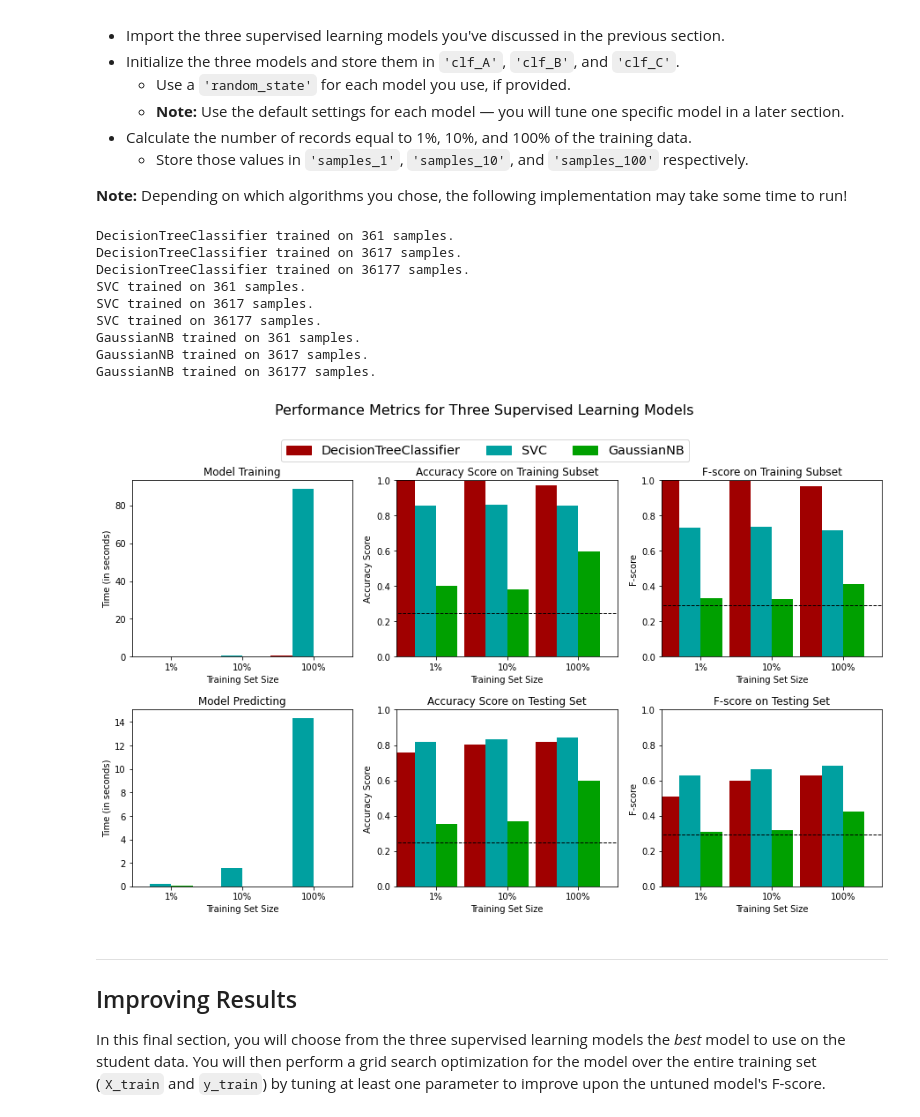
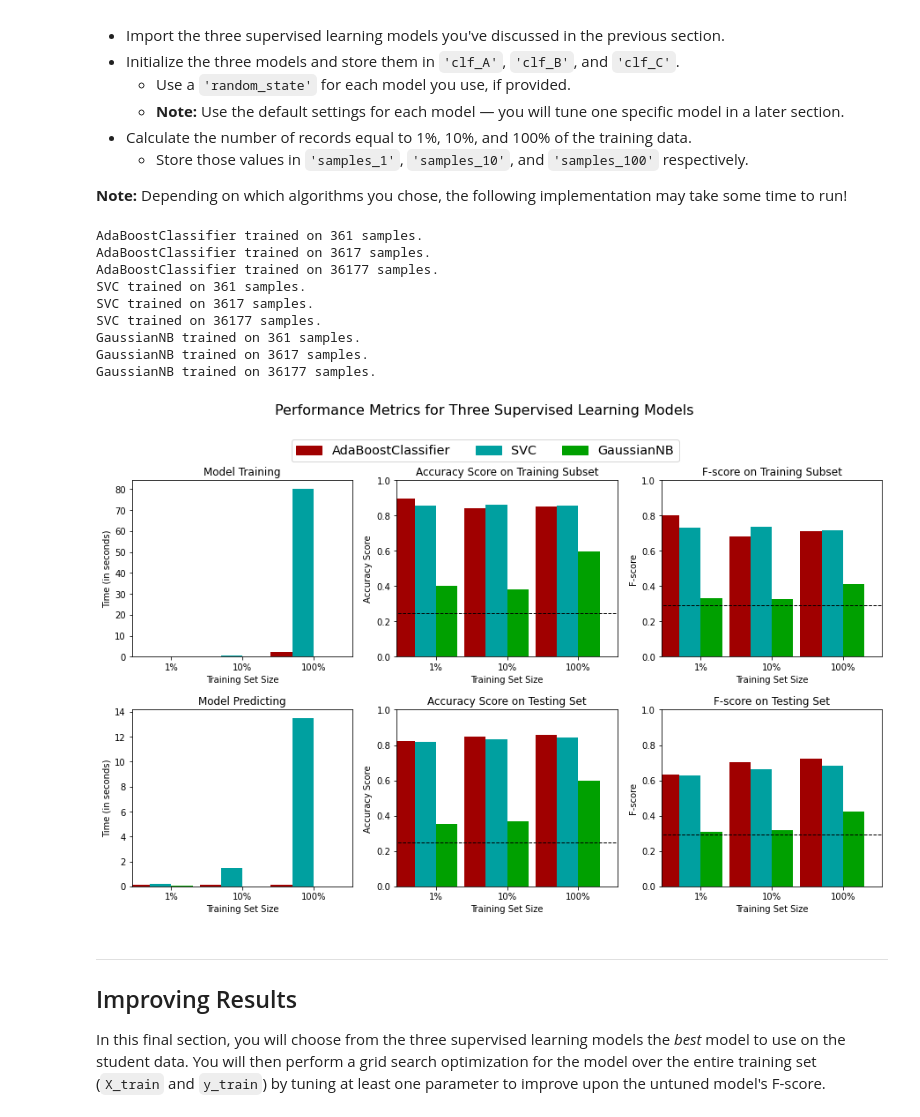
Before and after one commit to hieutd/DSND_Term1, a Jupyter notebook: projects/p1_charityml/finding_donors.ipynb, the cells around one changed output. Saved outputs shown, nothing was run; the diff lists cells and outputs as text; code cells hidden in the pictures.

Commit message:
change selected model to AdaBoost after review

```diff
--- a/projects/p1_charityml/finding_donors.ipynb
+++ b/projects/p1_charityml/finding_donors.ipynb
@@ -418,45 +416,45 @@ In the code cell, you will need to implement the following:
 **Note:** Depending on which algorithms you chose, the following implementation may take some time to run!
 # %%
 # TODO: Import the three supervised learning models from sklearn
-from sklearn.tree import DecisionTreeClassifier
 from sklearn.naive_bayes import GaussianNB
 from sklearn.svm import SVC
+from sklearn.ensemble import AdaBoostClassifier
 
 # TODO: Initialize the three models
-clf_A = DecisionTreeClassifier(random_state=42)
+clf_A = AdaBoostClassifier(random_state=42)
 clf_B = SVC(random_state=42)
 clf_C = GaussianNB()
 
 # TODO: Calculate the number of samples for 1%, 10%, and 100% of the training data
 # HINT: samples_100 is the entire training set i.e. len(y_train)
 # HINT: samples_10 is 10% of samples_100 (ensure to set the count of the values to be `int` and not `float`)
 # HINT: samples_1 is 1% of samples_100 (ensure to set the count of the values to be `int` and not `float`)
 samples_100 = len(y_train)
 samples_10 = int(samples_100 / 10)
 samples_1 = int(samples_100 / 100)
 
 # Collect results on the learners
 results = {}
 for clf in [clf_A, clf_B, clf_C]:
     clf_name = clf.__class__.__name__
     results[clf_name] = {}
     for i, samples in enumerate([samples_1, samples_10, samples_100]):
         results[clf_name][i] = \
         train_predict(clf, samples, X_train, y_train, X_test, y_test)
 
 # Run metrics visualization for the three supervised learning models chosen
 vs.evaluate(results, accuracy, fscore)
 # %% [output]
-DecisionTreeClassifier trained on 361 samples.
-DecisionTreeClassifier trained on 3617 samples.
-DecisionTreeClassifier trained on 36177 samples.
+AdaBoostClassifier trained on 361 samples.
+AdaBoostClassifier trained on 3617 samples.
+AdaBoostClassifier trained on 36177 samples.
 SVC trained on 361 samples.
 SVC trained on 3617 samples.
 SVC trained on 36177 samples.
 GaussianNB trained on 361 samples.
 GaussianNB trained on 3617 samples.
 GaussianNB trained on 36177 samples.
-[figure, old version]
+[figure, new version]
 # %% [markdown]
 ----
 ## Improving Results
```
Also changed, not shown: parts of 14 cells of this notebook, 1 other file.
